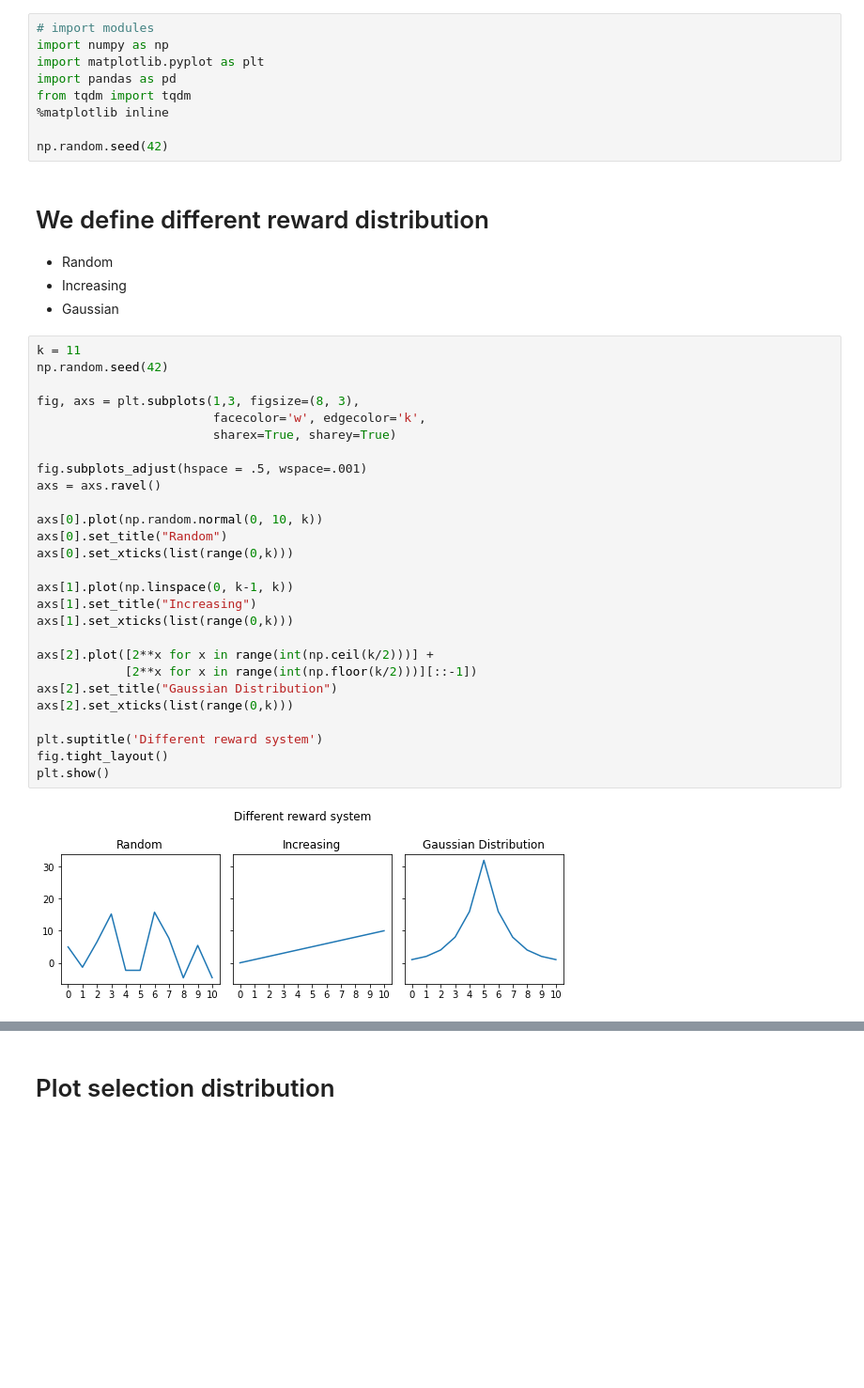
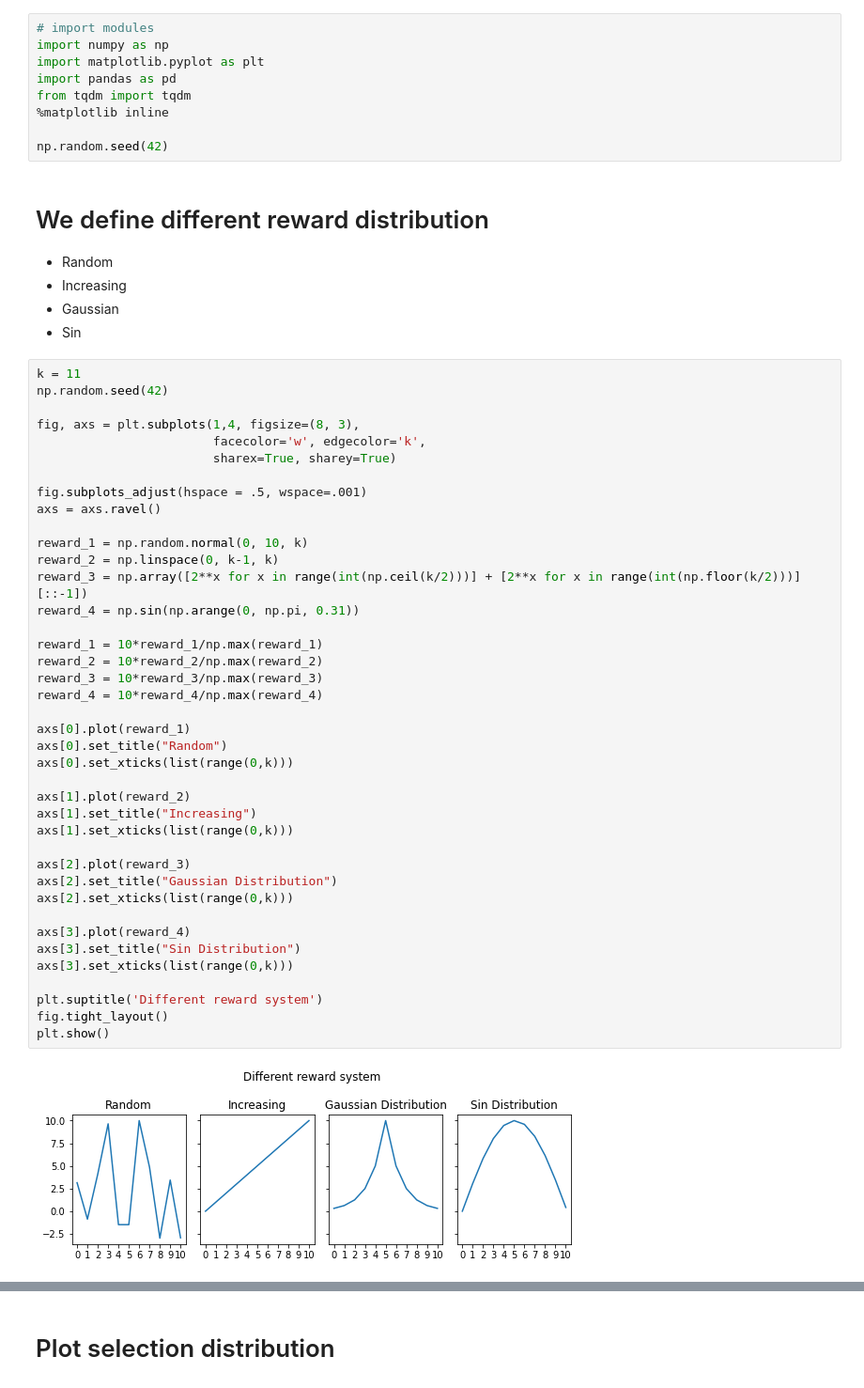
Before and after one commit to featherineaugustus/Reinforcement-Learning---k-Armed-Bandit, a Jupyter notebook: Multi-Arm Bandits.ipynb, the cells around one changed output, grey strips where cells are left out. Shown: that part at 94% size. Drawn from its saved outputs; the diff is of its cells as text; blank space fills up the shorter version.

```diff
--- a/Multi-Arm Bandits.ipynb
+++ b/Multi-Arm Bandits.ipynb
@@ -30,35 +30,49 @@ np.random.seed(42)
 - Random
 - Increasing
 - Gaussian
+- Sin
 # %%
 k = 11
 np.random.seed(42)
 
-fig, axs = plt.subplots(1,3, figsize=(8, 3),
+fig, axs = plt.subplots(1,4, figsize=(8, 3),
                         facecolor='w', edgecolor='k',
                         sharex=True, sharey=True)
 
 fig.subplots_adjust(hspace = .5, wspace=.001)
 axs = axs.ravel()
 
-axs[0].plot(np.random.normal(0, 10, k))
+reward_1 = np.random.normal(0, 10, k)
+reward_2 = np.linspace(0, k-1, k)
+reward_3 = np.array([2**x for x in range(int(np.ceil(k/2)))] + [2**x for x in range(int(np.floor(k/2)))][::-1])
+reward_4 = np.sin(np.arange(0, np.pi, 0.31))
+
+reward_1 = 10*reward_1/np.max(reward_1)
+reward_2 = 10*reward_2/np.max(reward_2)
+reward_3 = 10*reward_3/np.max(reward_3)
+reward_4 = 10*reward_4/np.max(reward_4)
+
+axs[0].plot(reward_1)
 axs[0].set_title("Random")
 axs[0].set_xticks(list(range(0,k)))
 
-axs[1].plot(np.linspace(0, k-1, k))
+axs[1].plot(reward_2)
 axs[1].set_title("Increasing")
 axs[1].set_xticks(list(range(0,k)))
 
-axs[2].plot([2**x for x in range(int(np.ceil(k/2)))] +
-            [2**x for x in range(int(np.floor(k/2)))][::-1])
+axs[2].plot(reward_3)
 axs[2].set_title("Gaussian Distribution")
 axs[2].set_xticks(list(range(0,k)))
+
+axs[3].plot(reward_4)
+axs[3].set_title("Sin Distribution")
+axs[3].set_xticks(list(range(0,k)))
 
 plt.suptitle('Different reward system')
 fig.tight_layout()
 plt.show()
 # %% [output]
-[figure, old version]
+[figure, new version]
 # %% [markdown]
 # Building a greedy k-Armed Bandit
 
```
Also changed, not shown: parts of 14 cells of this notebook.
